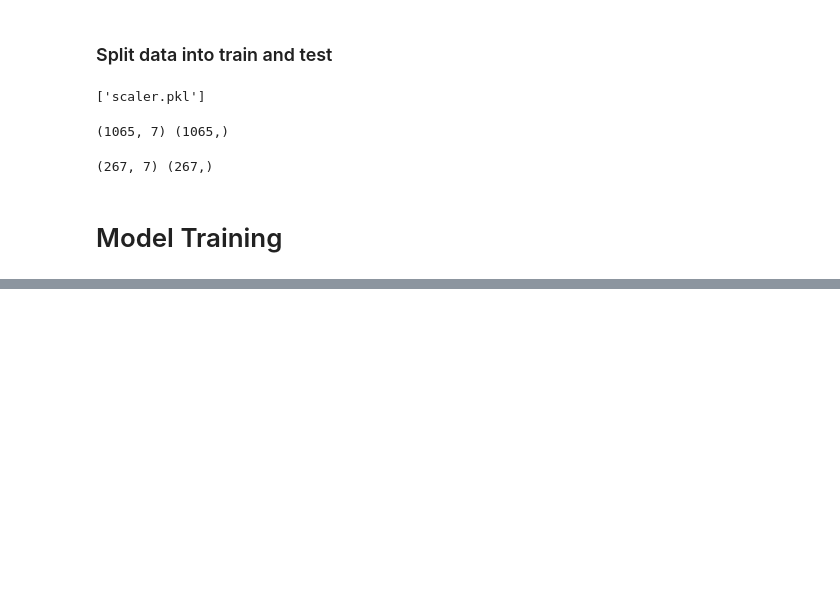
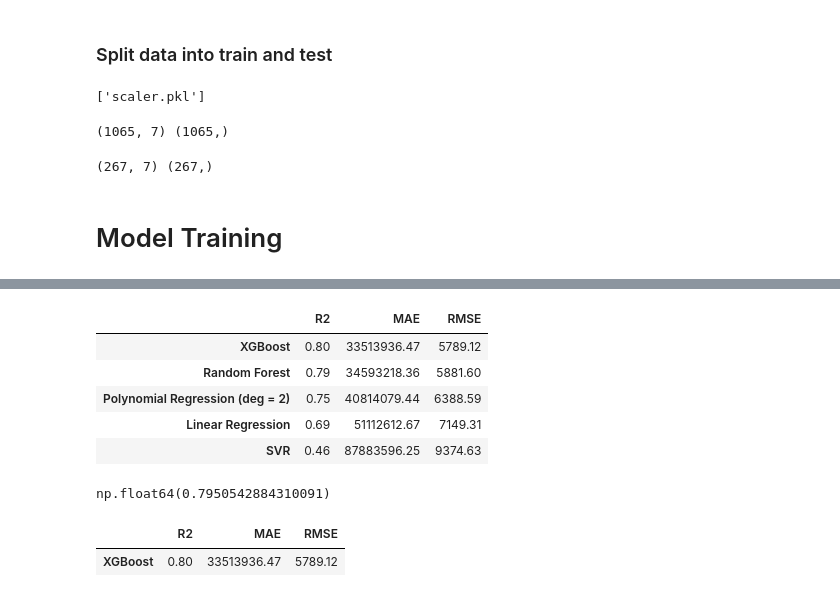
Before and after one commit to zhiqing0923/Health-Insurance-Costs-Prediction, a Jupyter notebook: health_insurance_model.ipynb, the cells around one changed output, grey strips where cells are left out. Saved outputs shown, nothing was run; the diff lists cells and outputs as text; code cells hidden in the pictures; blank space fills up the shorter version.

Commit message:
trained models

```diff
--- a/health_insurance_model.ipynb
+++ b/health_insurance_model.ipynb
@@ -444,0 +450,7 @@ ModuleNotFoundError: No module named 'xgboost'
+# %%
+results = {}
+# %%
+lr = LinearRegression()
+lr.fit(X_train, y_train)
+results['Linear Regression'] = evaluate_model(lr, X_train, X_test, y_train, y_test)
+print('Linear Regression model trained')
@@ -444,0 +500,16 @@ ModuleNotFoundError: No module named 'xgboost'
+# %%
+svm = SVR()
+
+svr_params = {
+    'kernel': ['rbf', 'poly','linear'],
+    'C': [1, 10, 50],
+    'epsilon': [0.1, 0.2],
+    'degree': [2, 3]
+}
+
+svr_grid = GridSearchCV(svm, svr_params, cv=3, scoring='r2', n_jobs=-1, verbose=0)
+svr_grid.fit(X_train, y_train)
+
+best_svr = svr_grid.best_estimator_
+results['SVR'] = evaluate_model(best_svr, X_train, X_test, y_train, y_test)
+print('SVR model trained, best params:', svr_grid.best_params_)
@@ -444,0 +518,16 @@ ModuleNotFoundError: No module named 'xgboost'
+# %%
+xgb = XGBRegressor(objective='reg:squarederror')
+
+xgb_params = {
+    'n_estimators': [100, 200],
+    'max_depth': [3, 5, 7],
+    'learning_rate': [0.01, 0.05, 0.1],
+    'subsample': [0.8, 1],
+}
+
+xgb_grid = GridSearchCV(xgb, xgb_params, cv=3, scoring='r2', n_jobs=-1, verbose=0)
+xgb_grid.fit(X_train, y_train)
+
+best_xgb = xgb_grid.best_estimator_
+results['XGBoost'] = evaluate_model(best_xgb, X_train, X_test, y_train, y_test)
+print('XGBoost model trained, best params:', xgb_grid.best_params_)
@@ -444,0 +554,10 @@ ModuleNotFoundError: No module named 'xgboost'
+# %%
+results_df = pd.DataFrame(results).T.sort_values(by='R2', ascending=False)
+results_df
+# %% [output]
+|  | R2 | MAE | RMSE |
+| XGBoost | 0.80 | 33513936.47 | 5789.12 |
+| Random Forest | 0.79 | 34593218.36 | 5881.60 |
+| Polynomial Regression (deg = 2) | 0.75 | 40814079.44 | 6388.59 |
+| Linear Regression | 0.69 | 51112612.67 | 7149.31 |
+| SVR | 0.46 | 87883596.25 | 9374.63 |
@@ -444,0 +572,11 @@ ModuleNotFoundError: No module named 'xgboost'
+# %%
+best_r2 = results_df['R2'].max()
+best_r2
+# %% [output]
+np.float64(0.7950542884310091)
+# %%
+top_model = results_df[results_df['R2'] == best_r2]
+top_model
+# %% [output]
+|  | R2 | MAE | RMSE |
+| XGBoost | 0.80 | 33513936.47 | 5789.12 |
```
Also changed, not shown: parts of 11 cells of this notebook, 6 other files.
